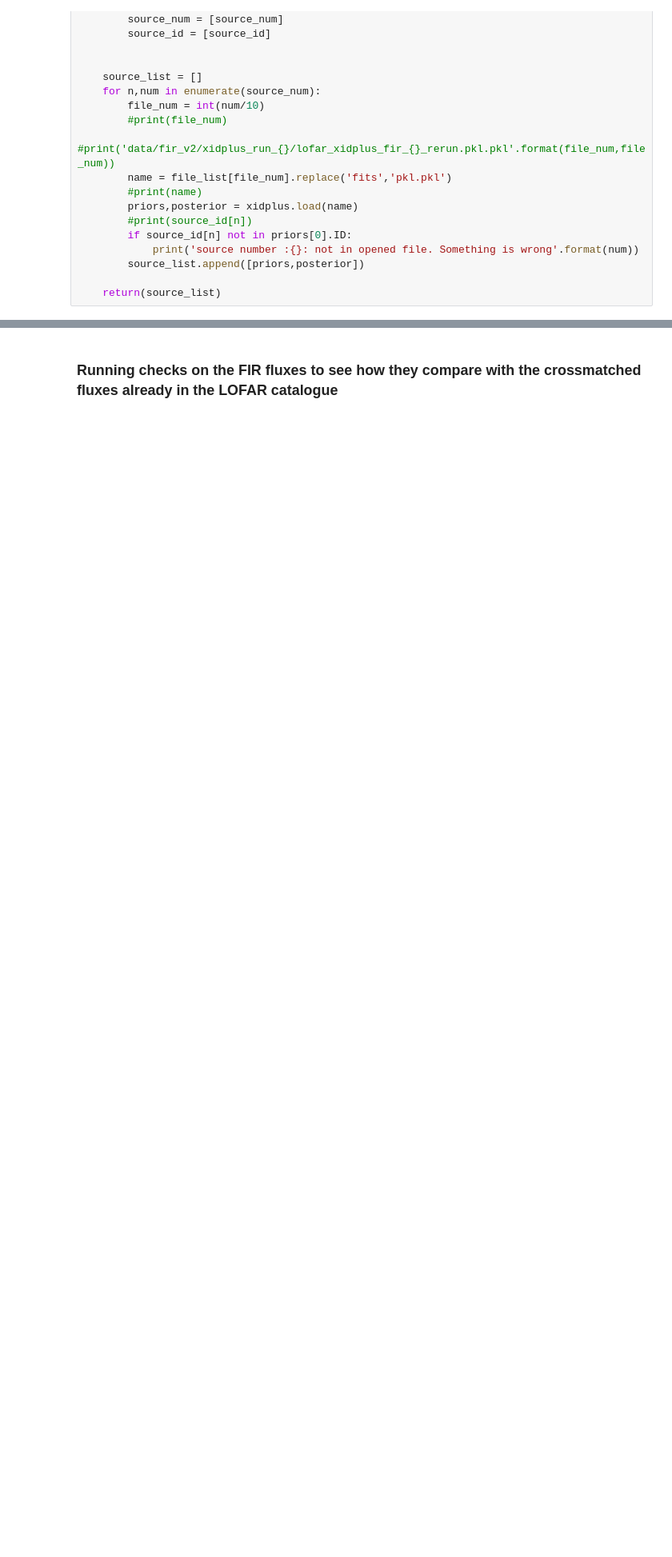
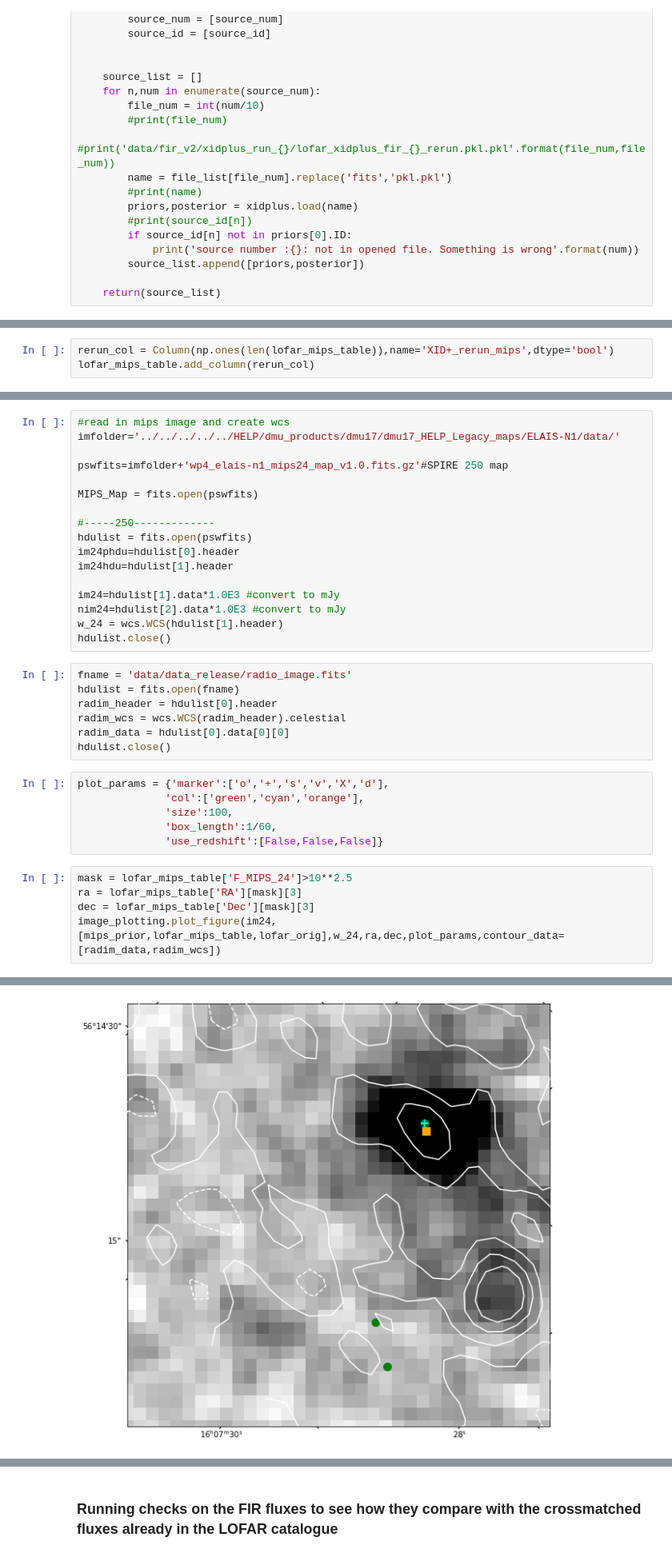
Before and after one commit to StevenDuivenvoorden/FIR-group, a Jupyter notebook: Ian/lofar/deep_fields/ELAIS-N1/XID+_results_check_and_flagging.ipynb, the cells around one changed output, grey strips where cells are left out. Shown at 80% size. Saved outputs shown, nothing was run; the diff lists cells and outputs as text; blank space fills up the shorter version.

```diff
--- a/Ian/lofar/deep_fields/ELAIS-N1/XID+_results_check_and_flagging.ipynb
+++ b/Ian/lofar/deep_fields/ELAIS-N1/XID+_results_check_and_flagging.ipynb
@@ -565,0 +144,3 @@ Table.write(data_rerun_table,'data/fir_v2/XID+_lofar_ELAIS-N1.fits')
+# %%
+rerun_col = Column(np.ones(len(lofar_mips_table)),name='XID+_rerun_mips',dtype='bool')
+lofar_mips_table.add_column(rerun_col)
@@ -565,0 +157,36 @@ Table.write(data_rerun_table,'data/fir_v2/XID+_lofar_ELAIS-N1.fits')
+# %%
+#read in mips image and create wcs
+imfolder='../../../../../HELP/dmu_products/dmu17/dmu17_HELP_Legacy_maps/ELAIS-N1/data/'
+
+pswfits=imfolder+'wp4_elais-n1_mips24_map_v1.0.fits.gz'#SPIRE 250 map
+
+MIPS_Map = fits.open(pswfits)
+
+#-----250-------------
+hdulist = fits.open(pswfits)
+im24phdu=hdulist[0].header
+im24hdu=hdulist[1].header
+
+im24=hdulist[1].data*1.0E3 #convert to mJy
+nim24=hdulist[2].data*1.0E3 #convert to mJy
+w_24 = wcs.WCS(hdulist[1].header)
+hdulist.close()
+# %%
+fname = 'data/data_release/radio_image.fits'
+hdulist = fits.open(fname)
+radim_header = hdulist[0].header
+radim_wcs = wcs.WCS(radim_header).celestial
+radim_data = hdulist[0].data[0][0]
+hdulist.close()
+# %%
+plot_params = {'marker':['o','+','s','v','X','d'],
+              'col':['green','cyan','orange'],
+              'size':100,
+              'box_length':1/60,
+              'use_redshift':[False,False,False]}
+# %%
+mask = lofar_mips_table['F_MIPS_24']>10**2.5
+ra = lofar_mips_table['RA'][mask][3]
+dec = lofar_mips_table['Dec'][mask][3]
+image_plotting.plot_figure(im24,[mips_prior,lofar_mips_table,lofar_orig],w_24,ra,dec,plot_params,contour_data=[radim_data,radim_wcs])
+# %% [output]
@@ -565,0 +196 @@ Table.write(data_rerun_table,'data/fir_v2/XID+_lofar_ELAIS-N1.fits')
+[figure, added]
```
Also changed, not shown: parts of 98 cells of this notebook, 12 other files.
